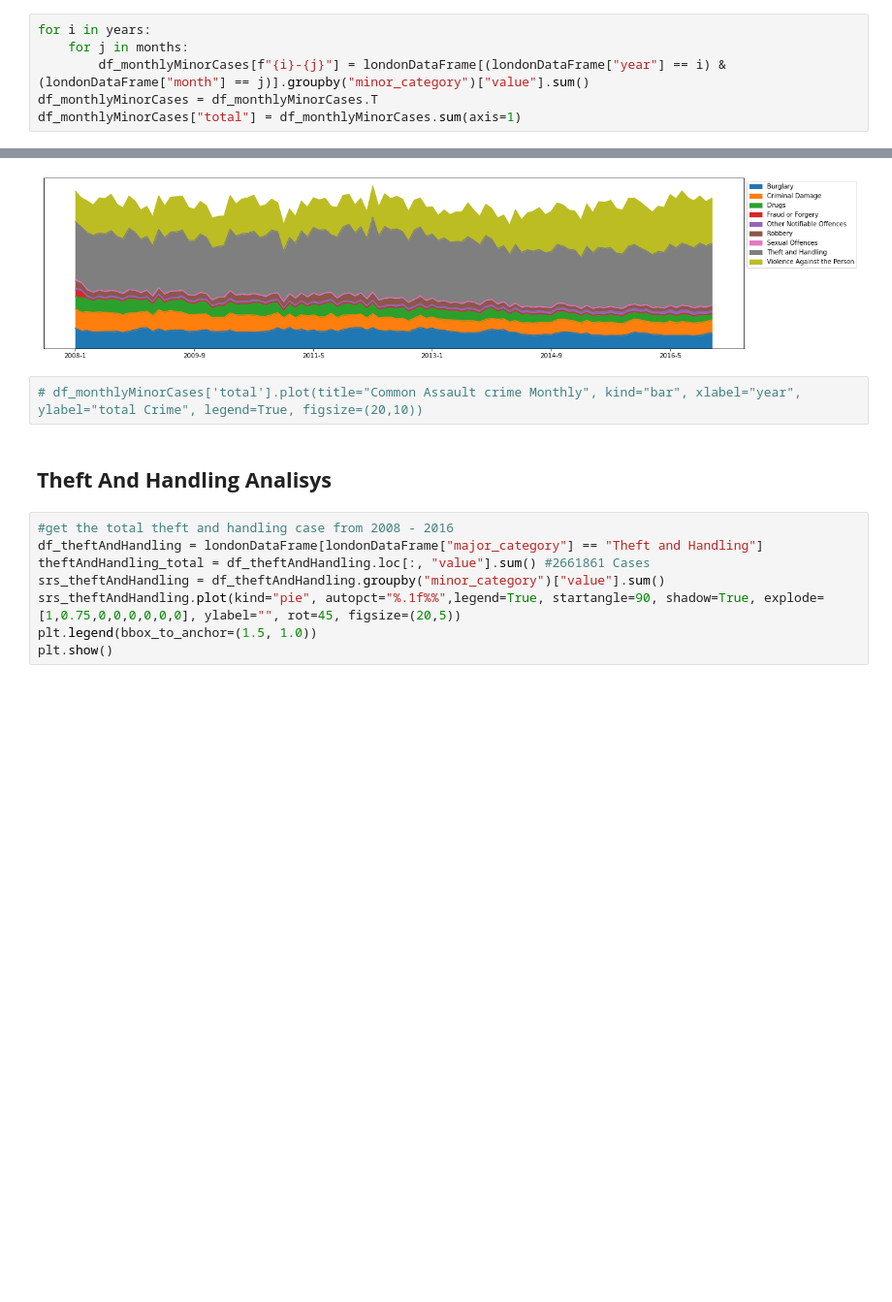
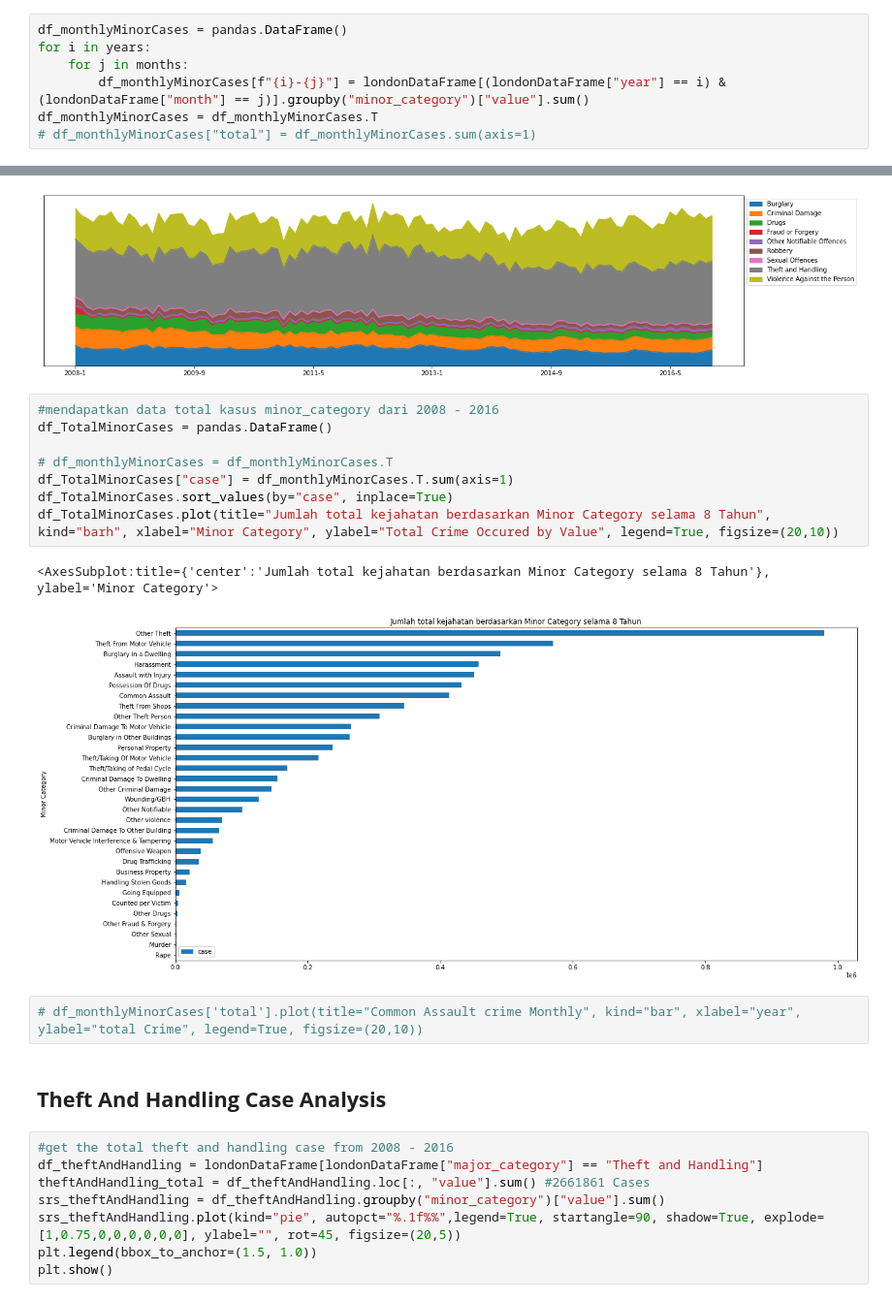
Before and after one commit to fikiwahyu/london_crime_data_analysis, a Jupyter notebook: main.ipynb, the cells around one changed output, grey strips where cells are left out. Shown at 97% size. Cells and saved outputs as stored; diff of their text form; blank space fills up the shorter version.

```diff
--- a/main.ipynb
+++ b/main.ipynb
@@ -96,6 +66,7 @@ df_monthlyMajorCases
 # %%
+df_monthlyMinorCases = pandas.DataFrame()
 for i in years:
     for j in months:
         df_monthlyMinorCases[f"{i}-{j}"] = londonDataFrame[(londonDataFrame["year"] == i) & (londonDataFrame["month"] == j)].groupby("minor_category")["value"].sum()
 df_monthlyMinorCases = df_monthlyMinorCases.T
-df_monthlyMinorCases["total"] = df_monthlyMinorCases.sum(axis=1)
+# df_monthlyMinorCases["total"] = df_monthlyMinorCases.sum(axis=1)
@@ -122,10 +84,21 @@ plt.legend(bbox_to_anchor=(1.0, 1.0))
 plt.show()
 # %% [output]
 [figure]
+# %%
+#mendapatkan data total kasus minor_category dari 2008 - 2016
+df_TotalMinorCases = pandas.DataFrame()
+
+# df_monthlyMinorCases = df_monthlyMinorCases.T
+df_TotalMinorCases["case"] = df_monthlyMinorCases.T.sum(axis=1)
+df_TotalMinorCases.sort_values(by="case", inplace=True)
+df_TotalMinorCases.plot(title="Jumlah total kejahatan berdasarkan Minor Category selama 8 Tahun", kind="barh", xlabel="Minor Category", ylabel="Total Crime Occured by Value", legend=True, figsize=(20,10))
+# %% [output]
+<AxesSubplot:title={'center':'Jumlah total kejahatan berdasarkan Minor Category selama 8 Tahun'}, ylabel='Minor Category'>
+[figure, added]
 # %%
 # df_monthlyMinorCases['total'].plot(title="Common Assault crime Monthly", kind="bar", xlabel="year", ylabel="total Crime", legend=True, figsize=(20,10))
 # %% [markdown]
-## <b> Theft And Handling Analisys</b>
+## <b> Theft And Handling Case Analysis</b>
 # %%
 #get the total theft and handling case from 2008 - 2016
 df_theftAndHandling = londonDataFrame[londonDataFrame["major_category"] == "Theft and Handling"]
```
Also changed, not shown: parts of 13 cells of this notebook, 1 other file.
